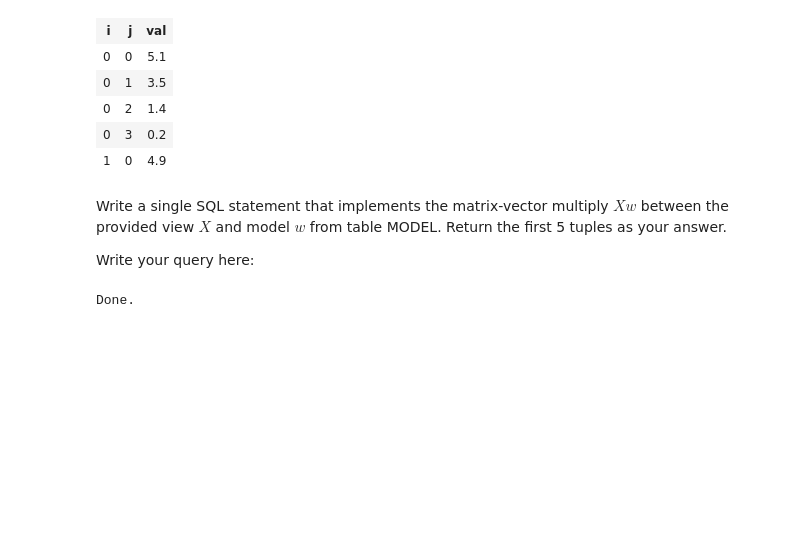
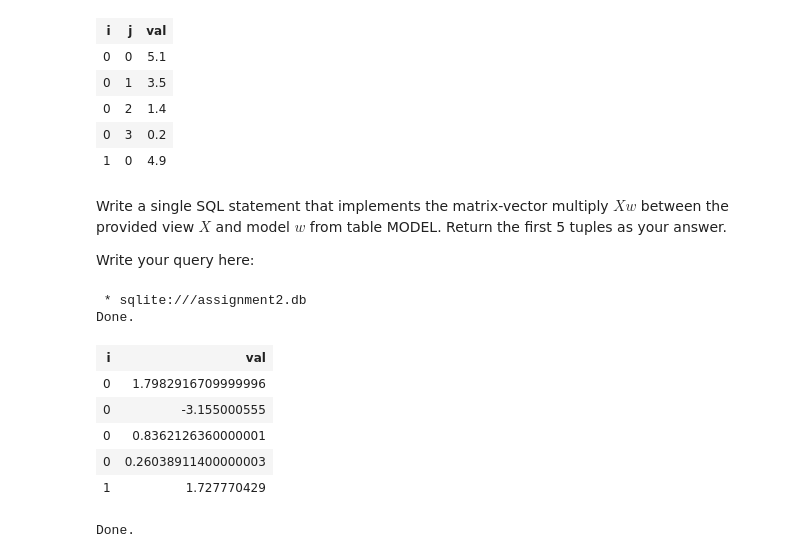
Before and after one commit to jhuang292/SQL, a Jupyter notebook: assignment2.ipynb, the cells around one changed output. Drawn from its saved outputs; the diff is of its cells as text; code cells hidden in the pictures; blank space fills up the shorter version.

```diff
--- a/assignment2.ipynb
+++ b/assignment2.ipynb
@@ -568,6 +541,22 @@ Done.
 Write a single SQL statement that implements the matrix-vector multiply $Xw$ between the provided view $X$ and model $w$ from table MODEL. Return the first 5 tuples as your answer.
 
 Write your query here:
+# %%
+%%sql
+SELECT X.i AS i, SUM(X.val * MODEL.val) AS val
+FROM X, MODEL
+WHERE X.j = MODEL.j
+GROUP BY X.i, MODEL.j
+LIMIT 5
+# %% [output]
+ * sqlite:///assignment2.db
+Done.
+| i | val |
+| 0 | 1.7982916709999996 |
+| 0 | -3.155000555 |
+| 0 | 0.8362126360000001 |
+| 0 | 0.26038911400000003 |
+| 1 | 1.727770429 |
 # %%
 """
 Expected output below- don't re-evaluate this cell!
```
Also changed, not shown: parts of 4 cells of this notebook.
